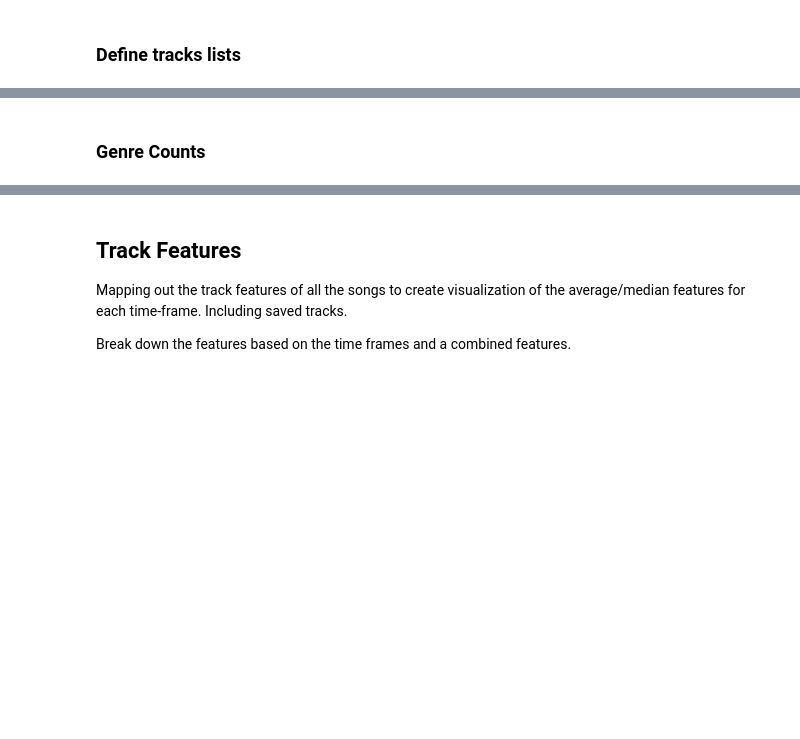
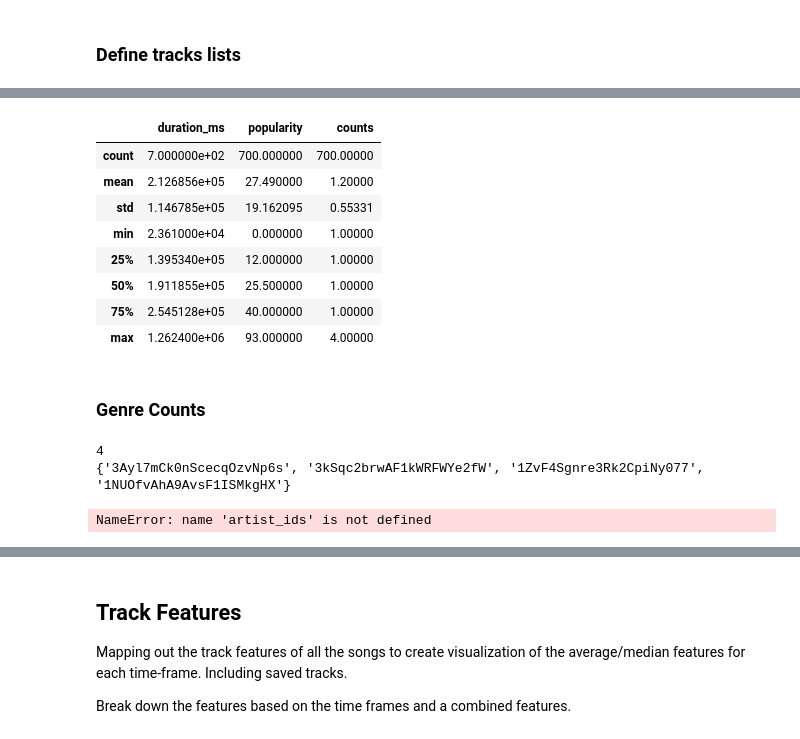
Before and after one commit to xxristoskk/Wrapped365, a Jupyter notebook: sp_data_research.ipynb, the cells around one changed output, grey strips where cells are left out. Drawn from its saved outputs; the diff is of its cells as text; code cells hidden in the pictures; blank space fills up the shorter version.

```diff
--- a/sp_data_research.ipynb
+++ b/sp_data_research.ipynb
@@ -58,7 +58,7 @@ def user_top_tracks(sp_token: str, time_range: str):
             'track_id': item['id'],
             'artist_names': [x['name'] for x in item['artists']],
             'artist_ids': [x['id'] for x in item['artists']],
-            'artist_uris': [x['id'] for x in item['artists']],
+            'artist_uris': [x['uri'] for x in item['artists']],
             'duration_ms': item['duration_ms'],
             'explicit': item['explicit'],
             'popularity': item['popularity']
@@ -416,4 +266,4 @@ long_term_tracks = user_top_tracks(sp, 'long_term')
 medium_term_tracks = user_top_tracks(sp, 'medium_term')
 short_term_tracks = user_top_tracks(sp, 'short_term')
 
-all_top_tracks = [item['track'] for item in long_term_tracks] + [item['track'] for item in medium_term_tracks] + [item['track'] for item in short_term_tracks]
+all_top_tracks = saved_track_dicts + [item['track'] for item in long_term_tracks] + [item['track'] for item in medium_term_tracks] + [item['track'] for item in short_term_tracks]
@@ -426,4 +292,14 @@ all_tracks_counts
 # %%
-pd.DataFrame(all_top_tracks)['artist_names'][0][0]
+pd.DataFrame(all_top_tracks).describe()
+# %% [output]
+|  | duration_ms | popularity | counts |
+| count | 7.000000e+02 | 700.000000 | 700.00000 |
+| mean | 2.126856e+05 | 27.490000 | 1.20000 |
+| std | 1.146785e+05 | 19.162095 | 0.55331 |
+| min | 2.361000e+04 | 0.000000 | 1.00000 |
+| 25% | 1.395340e+05 | 12.000000 | 1.00000 |
+| 50% | 1.911855e+05 | 25.500000 | 1.00000 |
+| 75% | 2.545128e+05 | 40.000000 | 1.00000 |
+| max | 1.262400e+06 | 93.000000 | 4.00000 |
 # %% [markdown]
 ### Genre Counts
@@ -429,0 +341,6 @@ pd.DataFrame(all_top_tracks)['artist_names'][0][0]
+# %%
+t, g = get_genres_from_tracks(sp, [x['track'] for x in long_term_tracks], all_artists_distinct)
+# %% [output]
+4
+{'3Ayl7mCk0nScecqOzvNp6s', '3kSqc2brwAF1kWRFWYe2fW', '1ZvF4Sgnre3Rk2CpiNy077', '1NUOfvAhA9AvsF1ISMkgHX'}
+NameError: name 'artist_ids' is not defined
```
Also changed, not shown: parts of 32 cells of this notebook, 1 other file.
